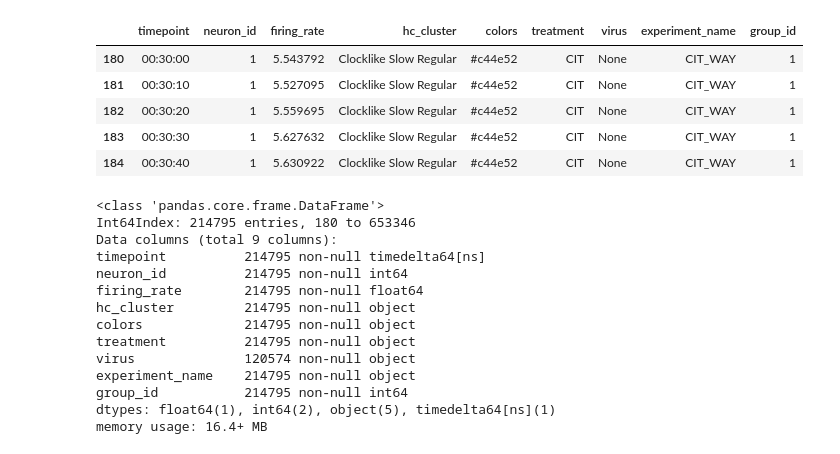
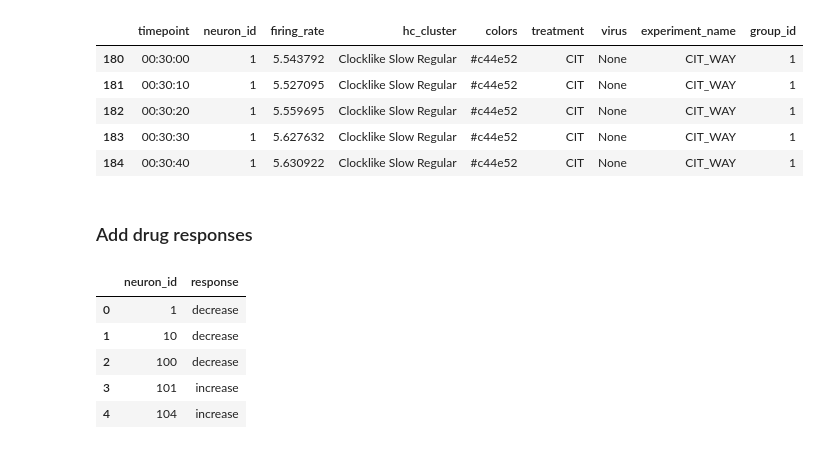
Before and after one commit to Ruairi-osul/ephys, a Jupyter notebook: coersion/coerse.ipynb, the cells around one changed output. Saved outputs shown, nothing was run; the diff lists cells and outputs as text; code cells hidden in the pictures.

```diff
--- a/coersion/coerse.ipynb
+++ b/coersion/coerse.ipynb
@@ -116,20 +116,5 @@ df.head()
 | 182 | 00:30:20 | 1 | 5.559695 | Clocklike Slow Regular | #c44e52 | CIT | None | CIT_WAY | 1 |
 | 183 | 00:30:30 | 1 | 5.627632 | Clocklike Slow Regular | #c44e52 | CIT | None | CIT_WAY | 1 |
 | 184 | 00:30:40 | 1 | 5.630922 | Clocklike Slow Regular | #c44e52 | CIT | None | CIT_WAY | 1 |
-# %%
-df.info()
-# %% [output]
-<class 'pandas.core.frame.DataFrame'>
-Int64Index: 214795 entries, 180 to 653346
-Data columns (total 9 columns):
-timepoint          214795 non-null timedelta64[ns]
-neuron_id          214795 non-null int64
-firing_rate        214795 non-null float64
-hc_cluster         214795 non-null object
-colors             214795 non-null object
-treatment          214795 non-null object
-virus              120574 non-null object
-experiment_name    214795 non-null object
-group_id           214795 non-null int64
-dtypes: float64(1), int64(2), object(5), timedelta64[ns](1)
-memory usage: 16.4+ MB
+# %% [markdown]
+### Add drug responses
@@ -135,0 +152,10 @@ memory usage: 16.4+ MB
+# %%
+zscore = pd.read_csv('/media/ruairi/UBUNTU/db/zscore_de.csv')
+zscore.head()
+# %% [output]
+|  | neuron_id | response |
+| 0 | 1 | decrease |
+| 1 | 10 | decrease |
+| 2 | 100 | decrease |
+| 3 | 101 | increase |
+| 4 | 104 | increase |
```
Also changed, not shown: parts of 11 cells of this notebook, 13 other files.
